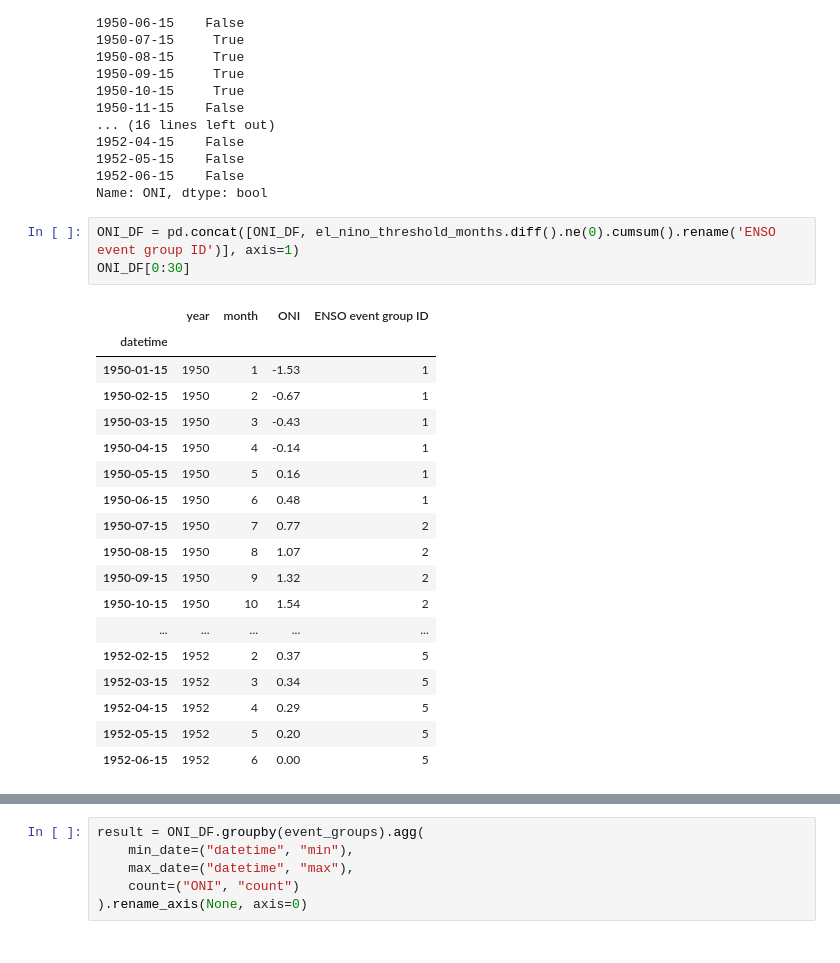
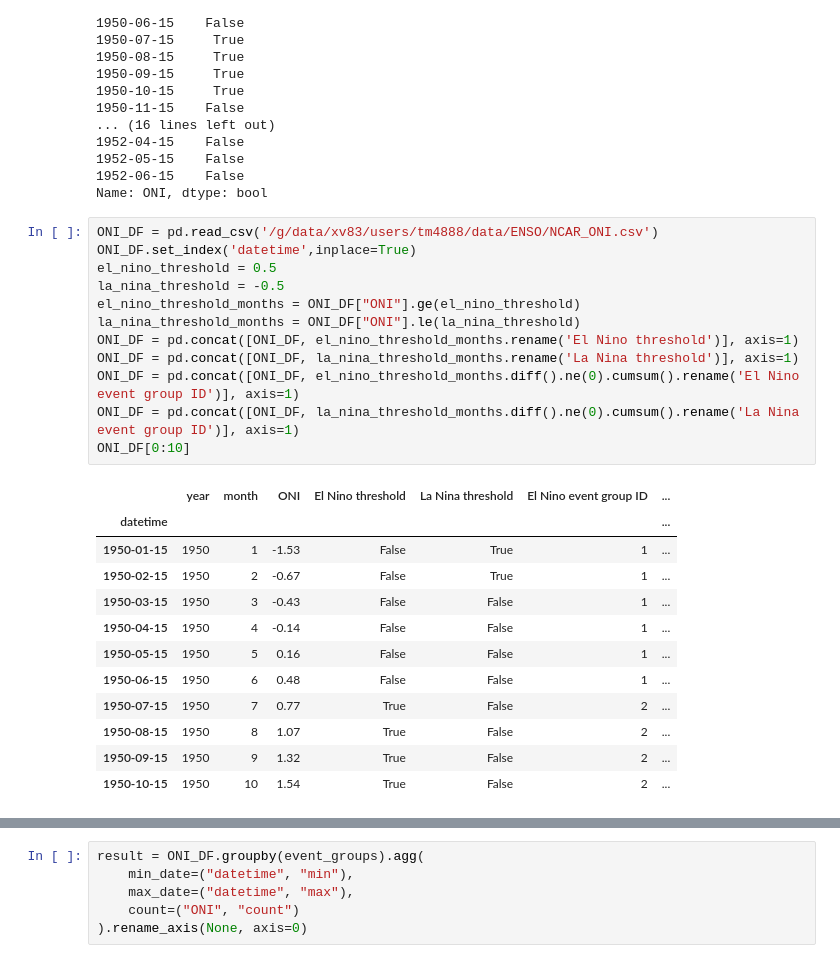
Before and after one commit to Thomas-Moore-Creative/BRAN-climatology-generator-demo, a Jupyter notebook: notebooks/demo_sandbox.ipynb, the cells around one changed output, grey strips where cells are left out. Saved outputs shown, nothing was run; the diff lists cells and outputs as text.

Commit message:
progress on ENSO compositor, minus Pandas time formatter plot bug! > #2

```diff
--- a/notebooks/demo_sandbox.ipynb
+++ b/notebooks/demo_sandbox.ipynb
@@ -341,25 +379,28 @@ datetime
 1952-06-15    False
 Name: ONI, dtype: bool
 # %%
-ONI_DF = pd.concat([ONI_DF, el_nino_threshold_months.diff().ne(0).cumsum().rename('ENSO event group ID')], axis=1)
-ONI_DF[0:30]
+ONI_DF = pd.read_csv('/g/data/xv83/users/tm4888/data/ENSO/NCAR_ONI.csv')
+ONI_DF.set_index('datetime',inplace=True)
+el_nino_threshold = 0.5
+la_nina_threshold = -0.5
+el_nino_threshold_months = ONI_DF["ONI"].ge(el_nino_threshold)
+la_nina_threshold_months = ONI_DF["ONI"].le(la_nina_threshold)
+ONI_DF = pd.concat([ONI_DF, el_nino_threshold_months.rename('El Nino threshold')], axis=1)
+ONI_DF = pd.concat([ONI_DF, la_nina_threshold_months.rename('La Nina threshold')], axis=1)
+ONI_DF = pd.concat([ONI_DF, el_nino_threshold_months.diff().ne(0).cumsum().rename('El Nino event group ID')], axis=1)
+ONI_DF = pd.concat([ONI_DF, la_nina_threshold_months.diff().ne(0).cumsum().rename('La Nina event group ID')], axis=1)
+ONI_DF[0:10]
 # %% [output]
-|  | year | month | ONI | ENSO event group ID |
-| datetime |  |  |  |  |
-| 1950-01-15 | 1950 | 1 | -1.53 | 1 |
-| 1950-02-15 | 1950 | 2 | -0.67 | 1 |
-| 1950-03-15 | 1950 | 3 | -0.43 | 1 |
-| 1950-04-15 | 1950 | 4 | -0.14 | 1 |
-| 1950-05-15 | 1950 | 5 | 0.16 | 1 |
-| 1950-06-15 | 1950 | 6 | 0.48 | 1 |
-| 1950-07-15 | 1950 | 7 | 0.77 | 2 |
-| 1950-08-15 | 1950 | 8 | 1.07 | 2 |
-| 1950-09-15 | 1950 | 9 | 1.32 | 2 |
-| 1950-10-15 | 1950 | 10 | 1.54 | 2 |
-| ... | ... | ... | ... | ... |
-| 1952-02-15 | 1952 | 2 | 0.37 | 5 |
-| 1952-03-15 | 1952 | 3 | 0.34 | 5 |
-| 1952-04-15 | 1952 | 4 | 0.29 | 5 |
-| 1952-05-15 | 1952 | 5 | 0.20 | 5 |
-| 1952-06-15 | 1952 | 6 | 0.00 | 5 |
+|  | year | month | ONI | El Nino threshold | La Nina threshold | El Nino event group ID | ... |
+| datetime |  |  |  |  |  |  | ... |
+| 1950-01-15 | 1950 | 1 | -1.53 | False | True | 1 | ... |
+| 1950-02-15 | 1950 | 2 | -0.67 | False | True | 1 | ... |
+| 1950-03-15 | 1950 | 3 | -0.43 | False | False | 1 | ... |
+| 1950-04-15 | 1950 | 4 | -0.14 | False | False | 1 | ... |
+| 1950-05-15 | 1950 | 5 | 0.16 | False | False | 1 | ... |
+| 1950-06-15 | 1950 | 6 | 0.48 | False | False | 1 | ... |
+| 1950-07-15 | 1950 | 7 | 0.77 | True | False | 2 | ... |
+| 1950-08-15 | 1950 | 8 | 1.07 | True | False | 2 | ... |
+| 1950-09-15 | 1950 | 9 | 1.32 | True | False | 2 | ... |
+| 1950-10-15 | 1950 | 10 | 1.54 | True | False | 2 | ... |
 # %%
```
Also changed, not shown: parts of 8 cells of this notebook.
